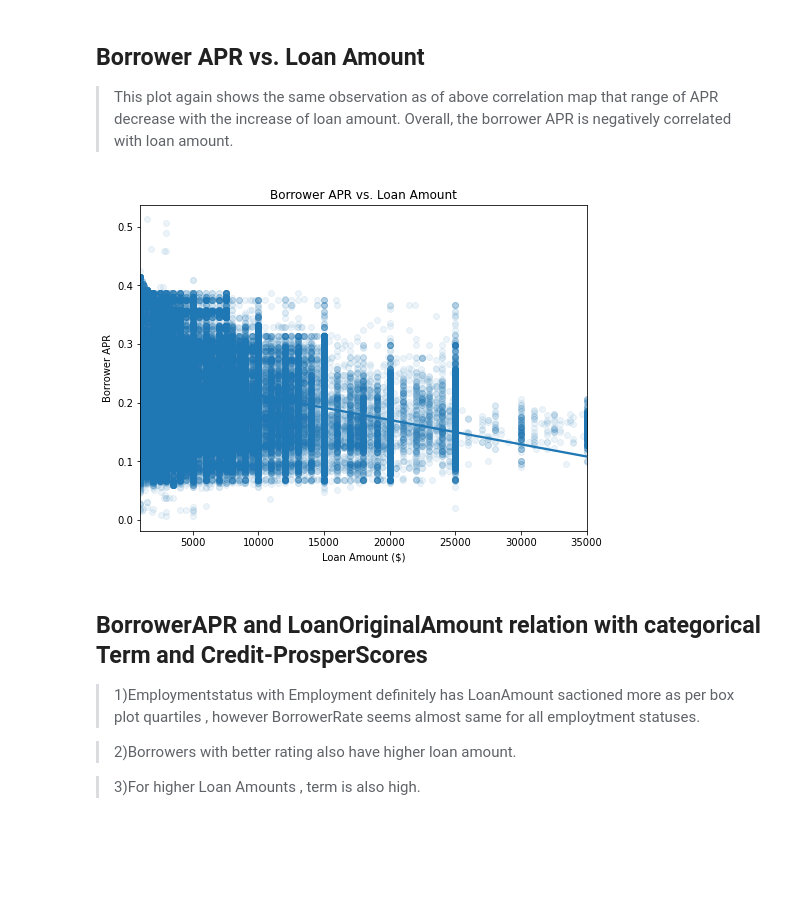
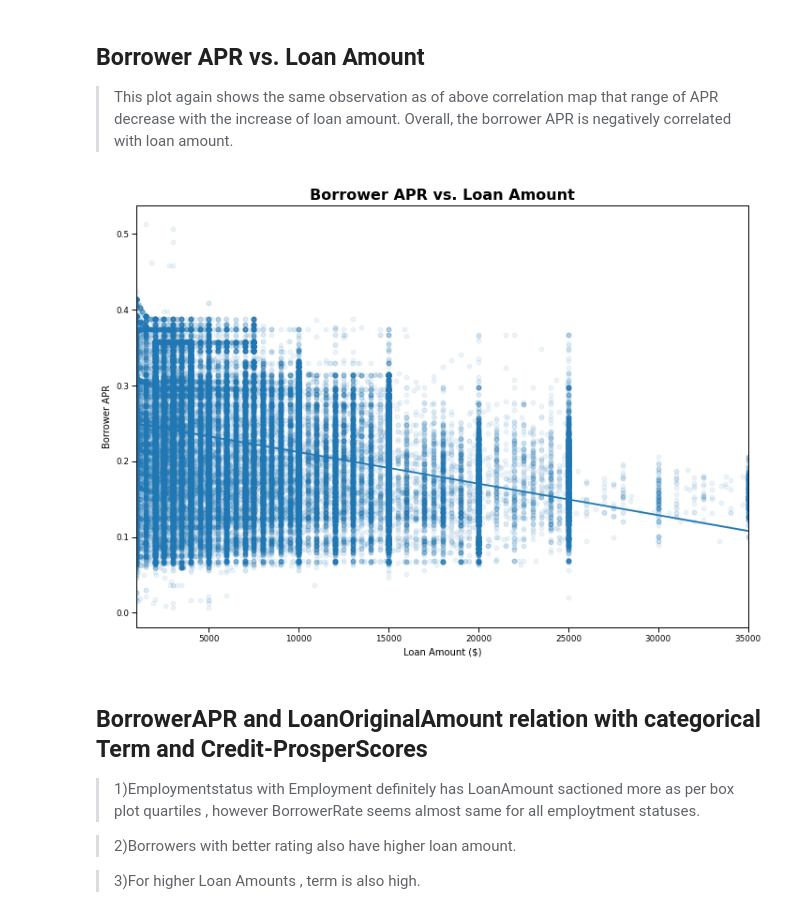
Before and after one commit to ujwalakale/prosper-loan-dataset-findings, a Jupyter notebook: slide_deck_template.ipynb, the cells around one changed output. Drawn from its saved outputs; the diff is of its cells as text; code cells hidden in the pictures; blank space fills up the shorter version.

Commit message:
new changes to all explanatory seaborn pairgrid plots

```diff
--- a/slide_deck_template.ipynb
+++ b/slide_deck_template.ipynb
@@ -90,13 +90,13 @@ Name: ProsperRatingCombined, dtype: int64
 
 > This plot again shows the same observation as of above correlation map that range of APR decrease with the increase of loan amount. Overall, the borrower APR is negatively correlated with loan amount.
 # %%
-plt.figure(figsize = [8, 6])
+plt.figure(figsize = [11.69, 8.27])
 sb.regplot(data = df, x = 'LoanOriginalAmount', y = 'BorrowerAPR', scatter_kws={'alpha':0.08});
 plt.xlabel('Loan Amount ($)')
 plt.ylabel('Borrower APR')
-plt.title('Borrower APR vs. Loan Amount');
+plt.title('Borrower APR vs. Loan Amount',fontsize='16',fontweight='bold');
 # %% [output]
-[figure, old version]
+[figure, new version]
 # %% [markdown]
 ##  BorrowerAPR and LoanOriginalAmount relation with categorical Term and Credit-ProsperScores
 
```
Also changed, not shown: parts of 5 cells of this notebook.
